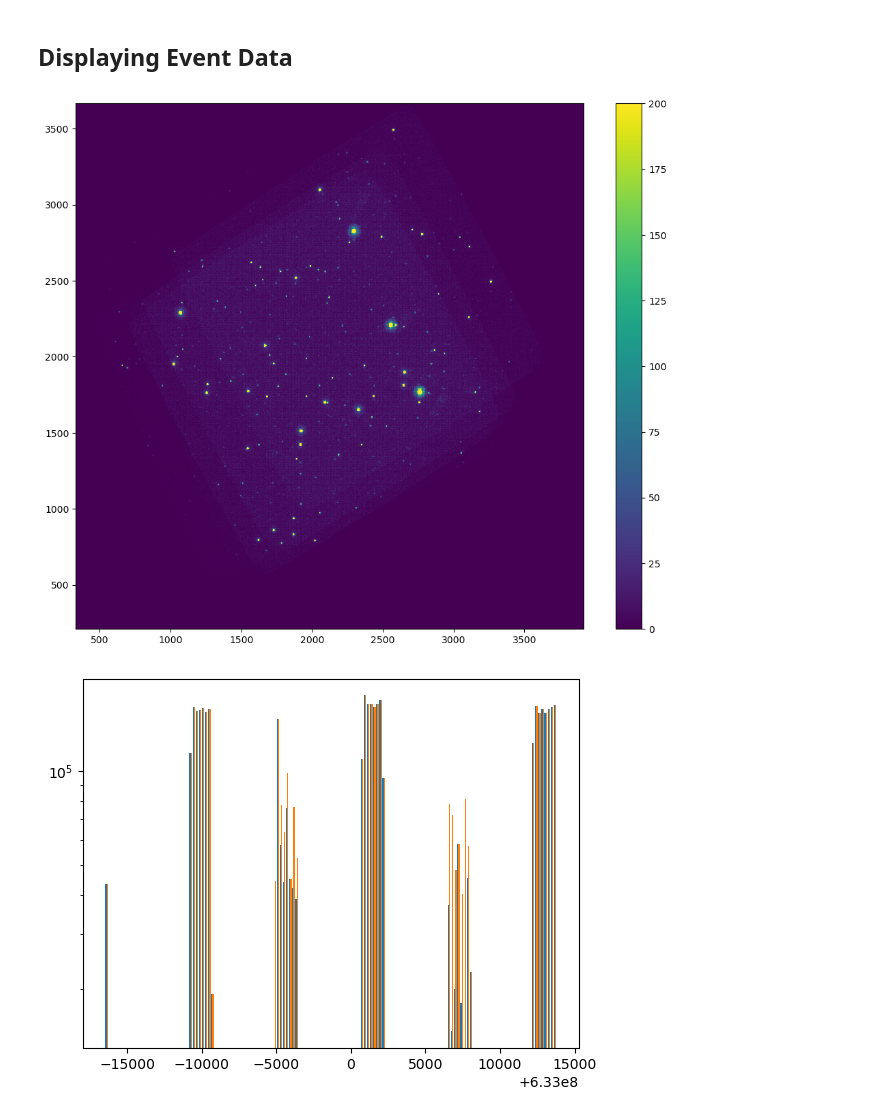
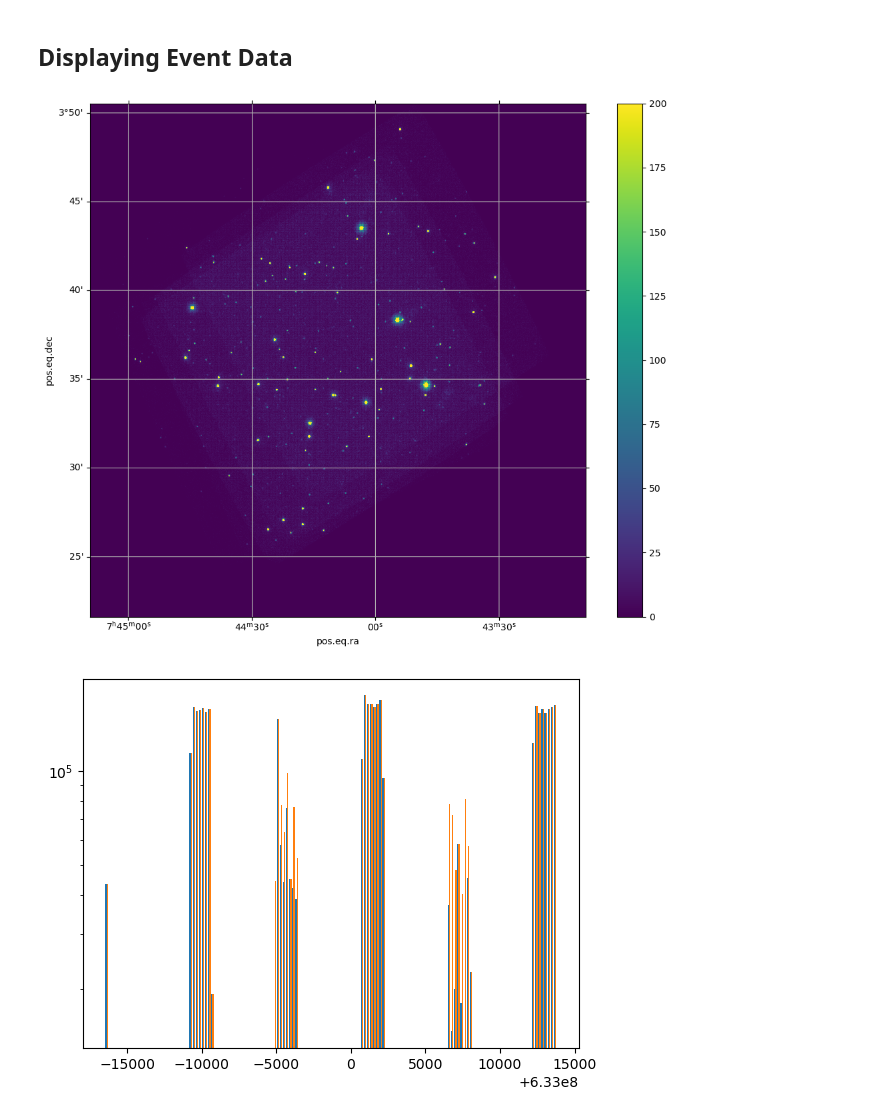
Before and after one commit to saphiooo/counting_stars, a Jupyter notebook: swift_uvot_events.ipynb, the cells around one changed output. Drawn from its saved outputs; the diff is of its cells as text; code cells hidden in the pictures.

```diff
--- a/swift_uvot_events.ipynb
+++ b/swift_uvot_events.ipynb
@@ -142,15 +142,15 @@ removed 396177 events
 # %%
 ## displays all the data on a 2D histogram
 
 fig, ax = plt.subplots(figsize=(12, 10))
 
-## plt.subplot(projection=wcs)
+plt.subplot(projection=wcs)
 
 histdata, x_bins, y_bins, img = plt.hist2d(events_clean.X, events_clean.Y, bins=1000, vmin=0, vmax=200)
 plt.colorbar()
 plt.show()
 # %% [output]
-[figure, old version]
+[figure, new version]
 # %%
 ## a histogram of all the cleaned event times (blue) compared to the original event times (orange)
 ## it makes sense that orange has more data, since some of it is noncontinuous and is discarded
```
Also changed, not shown: parts of 13 cells of this notebook.
